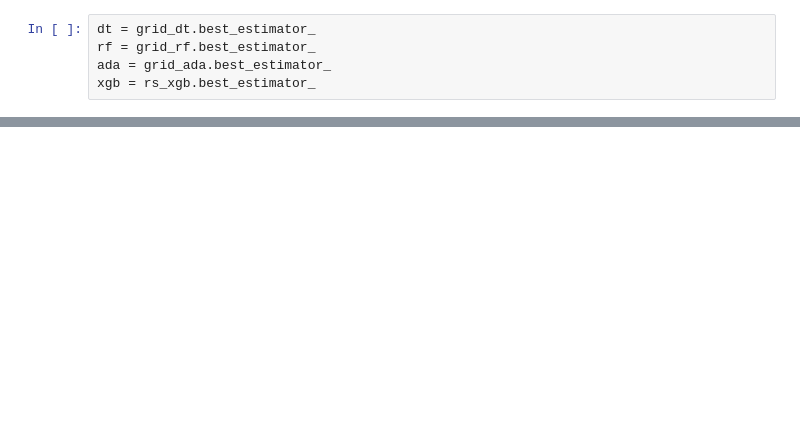
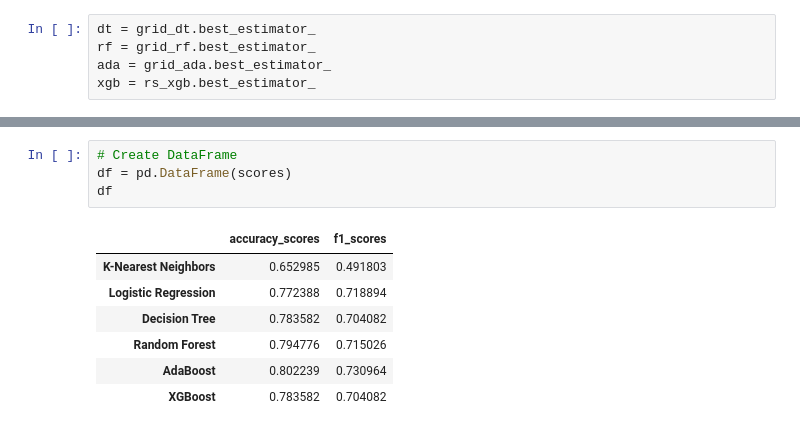
Before and after one commit to HaithamIsmail/ai-bootcamp-notebooks, a Jupyter notebook: lesson 5/classification.ipynb, the cells around one changed output, grey strips where cells are left out. Saved outputs shown, nothing was run; the diff lists cells and outputs as text; blank space fills up the shorter version.

```diff
--- a/lesson 5/classification.ipynb
+++ b/lesson 5/classification.ipynb
@@ -94,0 +229,12 @@ for classifier_name, classifier in classifiers:
+# %%
+# Create DataFrame
+df = pd.DataFrame(scores)
+df
+# %% [output]
+|  | accuracy_scores | f1_scores |
+| K-Nearest Neighbors | 0.652985 | 0.491803 |
+| Logistic Regression | 0.772388 | 0.718894 |
+| Decision Tree | 0.783582 | 0.704082 |
+| Random Forest | 0.794776 | 0.715026 |
+| AdaBoost | 0.802239 | 0.730964 |
+| XGBoost | 0.783582 | 0.704082 |
```
Also changed, not shown: parts of 18 cells of this notebook, 19 other files.
